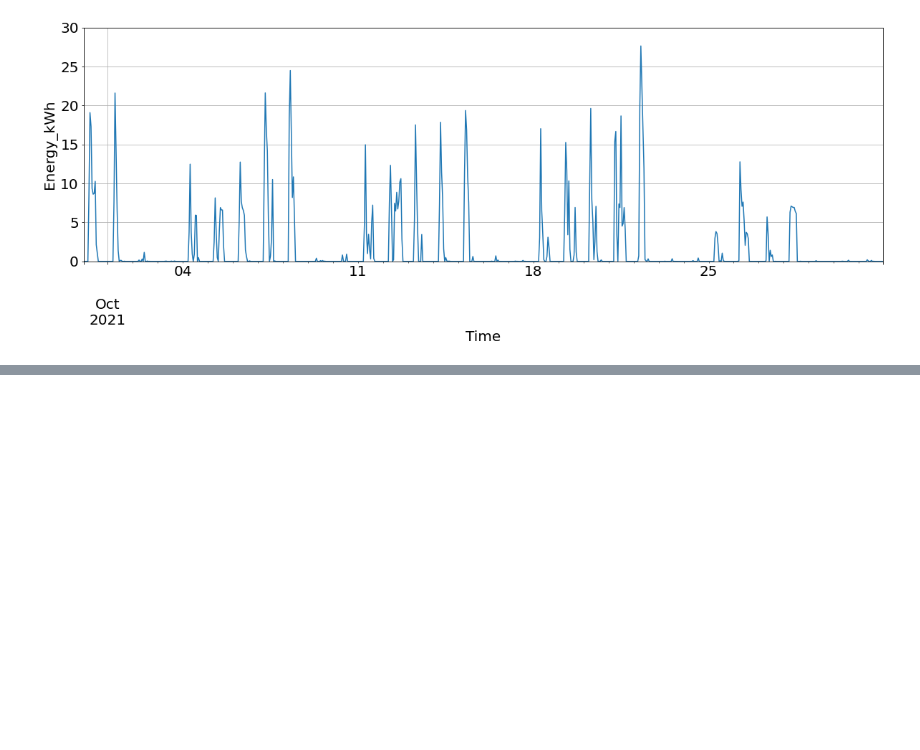
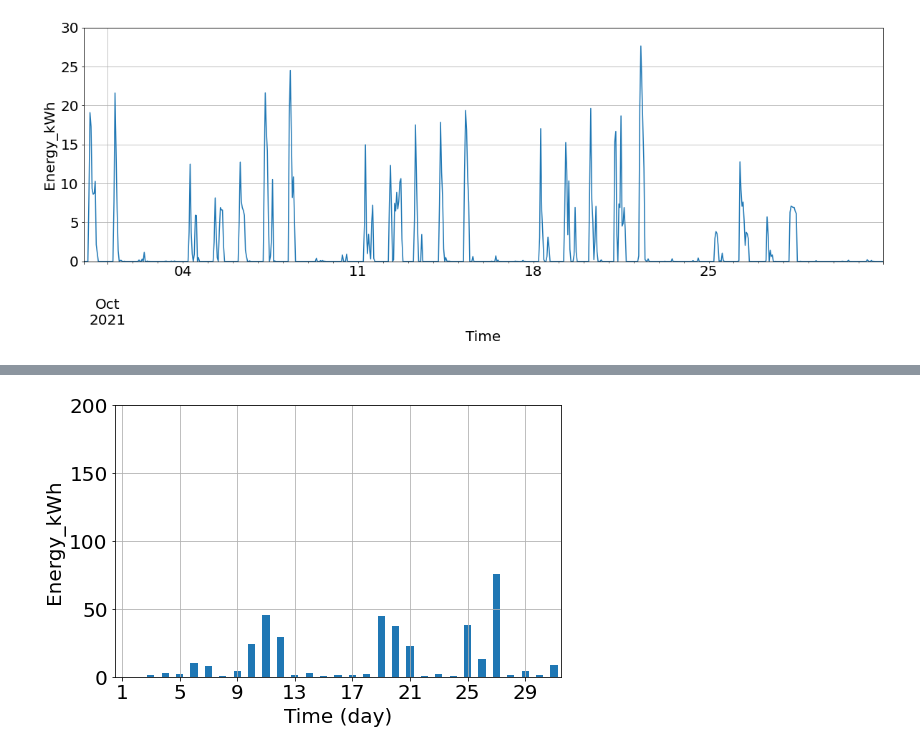
Before and after one commit to hancse/han_microgrid_lab, a Jupyter notebook: ChargingDemandPrediction/CovidImpactOnDemand.ipynb, the cells around one changed output, grey strips where cells are left out. Cells and saved outputs as stored; diff of their text form; code cells hidden in the pictures; blank space fills up the shorter version.

```diff
--- a/ChargingDemandPrediction/CovidImpactOnDemand.ipynb
+++ b/ChargingDemandPrediction/CovidImpactOnDemand.ipynb
@@ -369,0 +370,12 @@ plt.pyplot.savefig('DemandOct_daily.png', bbox_inches="tight")
+# %%
+df_May_daily = df.loc[(df.index > '2021-04-30') & (df.index < '2021-06-01'),'Energy_kWh'].reset_index()
+# %%
+df_May_daily['Time']=pd.to_datetime(df_May_daily['Time']).dt.day
+# %%
+plt.rcParams.update({'font.size': 20})
+fig = df_May_daily.plot(x='Time',y='Energy_kWh',figsize=(8,5), kind='bar', rot=0, legend=False, ylabel='Energy_kWh', xlabel='Time (day)', ylim=(0,200))
+plt.pyplot.locator_params(axis='x', nbins=10)
+plt.pyplot.grid()
+plt.pyplot.savefig('DemandMay_daily.png', bbox_inches="tight")
+# %% [output]
+[figure, added]
```
Also changed, not shown: parts of 4 cells of this notebook, 6 other files.
